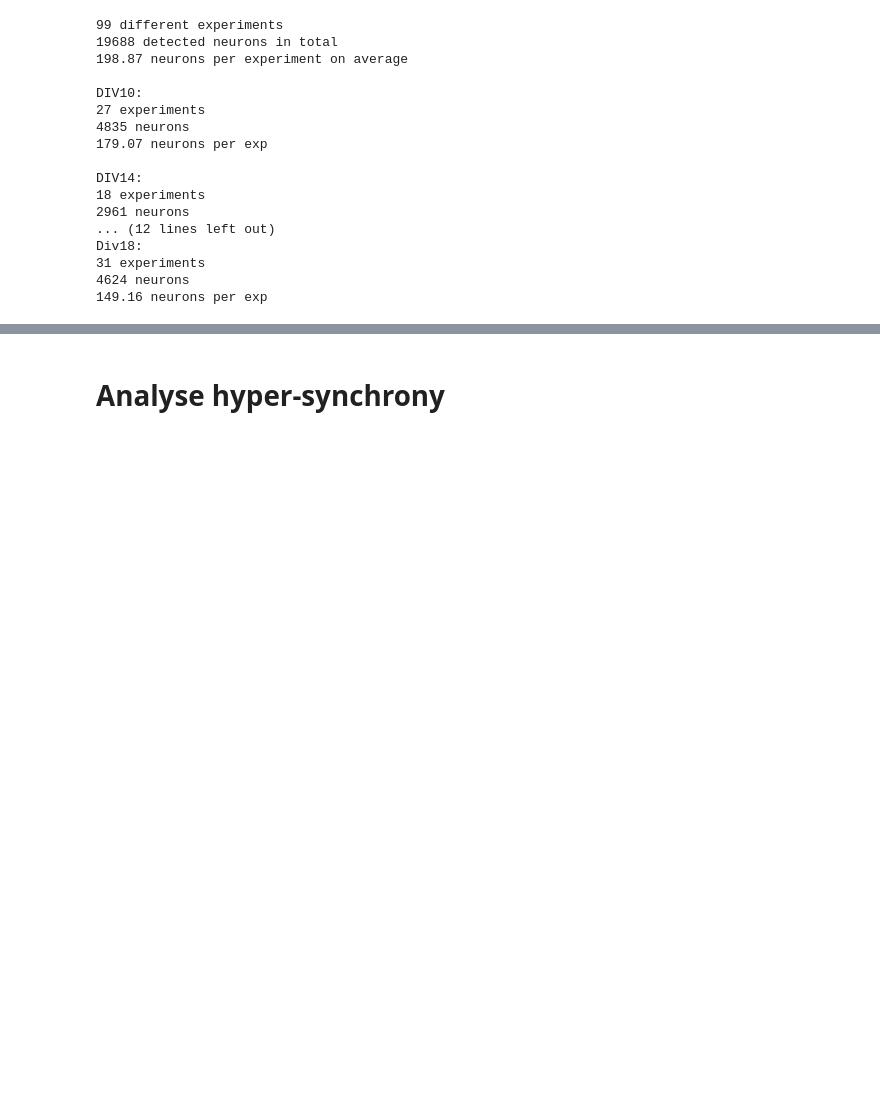
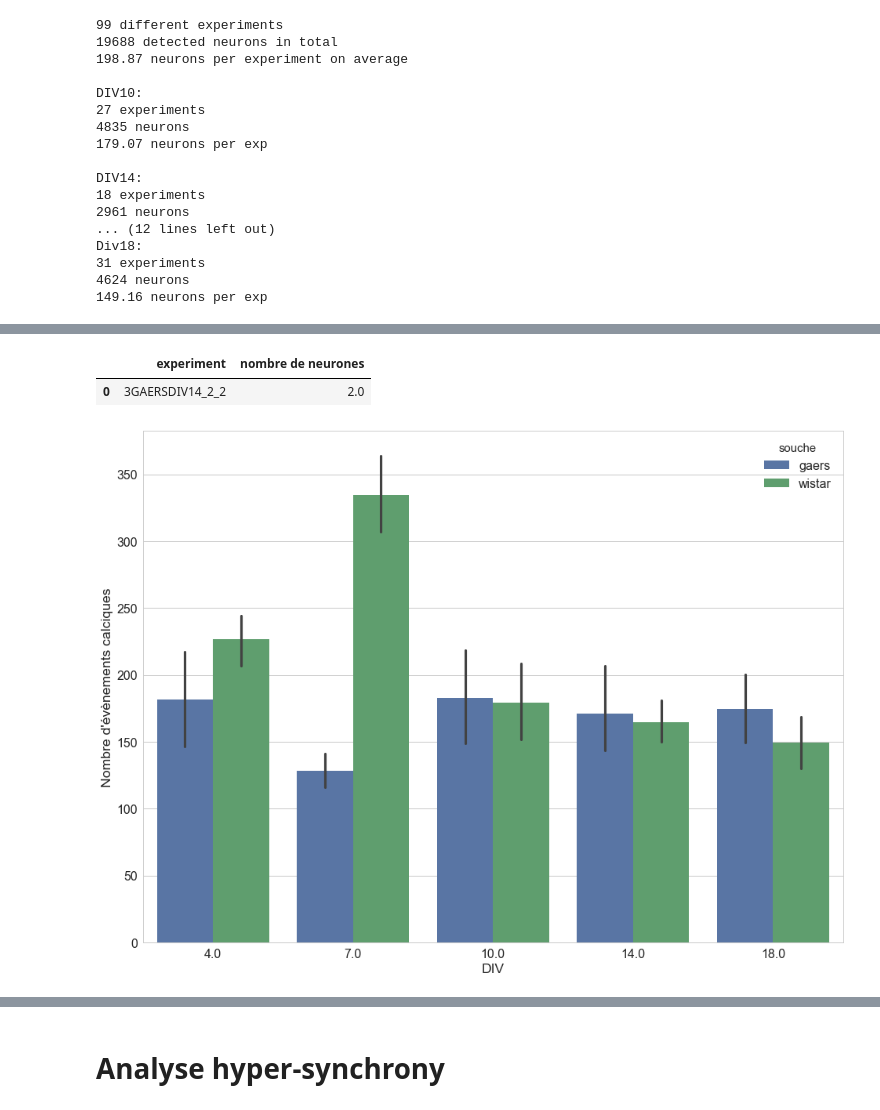
Before and after one commit to vuillaut/neuronDetector, a Jupyter notebook: scripts/analyse_csv.ipynb, the cells around one changed output, grey strips where cells are left out. Saved outputs shown, nothing was run; the diff lists cells and outputs as text; code cells hidden in the pictures; blank space fills up the shorter version.

```diff
--- a/scripts/analyse_csv.ipynb
+++ b/scripts/analyse_csv.ipynb
@@ -142,0 +131,44 @@ display(wistar_stats.plot.pie(y='nb_neur/nb_exp', figsize=(12,12), autopct='%.2f
+# %%
+def get_div(exp_name):
+    if 'div4' in exp_name.lower():
+        return 4
+    if 'div7' in exp_name.lower():
+        return 7
+    if 'div10' in exp_name.lower():
+        return 10
+    if 'div14' in exp_name.lower():
+        return 14
+    if 'div18' in exp_name.lower():
+        return 18
+    if 'div21' in exp_name.lower():
+        return 21
+# %%
+gaers_summary.loc[gaers_summary.experiment == '3GAERSDIV14_2_2', ['nombre de neurones']] = 2
+# %% [output]
+|  | experiment | nombre de neurones |
+| 0 | 3GAERSDIV14_2_2 | 2.0 |
+# %%
+def get_summary(df):
+    summary = pd.DataFrame()
+    summary['experiment'] = list(set(df.experiment))
+    summary['nombre de neurones'] = np.zeros(len(summary.experiment))
+    summary['DIV'] = np.zeros(len(summary.experiment))
+    for exp in summary.experiment:
+        summary.loc[summary.experiment == exp, ['nombre de neurones']] = len(df[df.experiment == exp])
+        summary.loc[summary.experiment == exp, ['DIV']] = get_div(exp)
+    return summary
+# %%
+gaers_summary = get_summary(gaers)
+gaers_summary['souche'] = 'gaers'
+wistar_summary = get_summary(wistar)
+wistar_summary['souche'] = 'wistar'
+summary = pd.concat([gaers_summary[gaers_summary.DIV != 21] , wistar_summary], keys=['gaers', 'summary'])
+# %%
+sns.set(font_scale=1.6)
+sns.set_style("whitegrid")
+plt.figure(figsize=(16,12))
+ax = sns.barplot(x='DIV', y='nombre de neurones', data=summary, hue="souche")
+ax.set(ylabel="Nombre d'évènements calciques")
+plt.savefig('../results/barplot_nombe_event.png')
+# %% [output]
+[figure, added]
```
Also changed, not shown: parts of 9 cells of this notebook.
